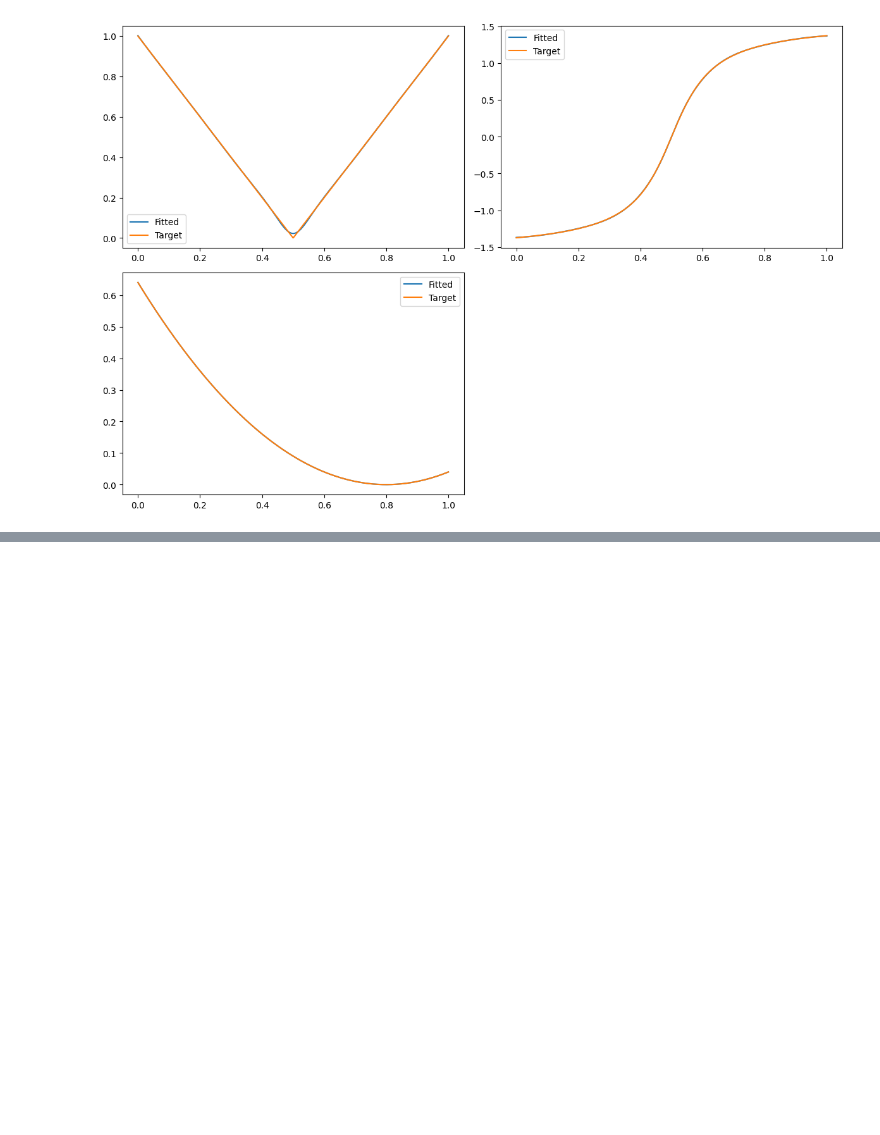
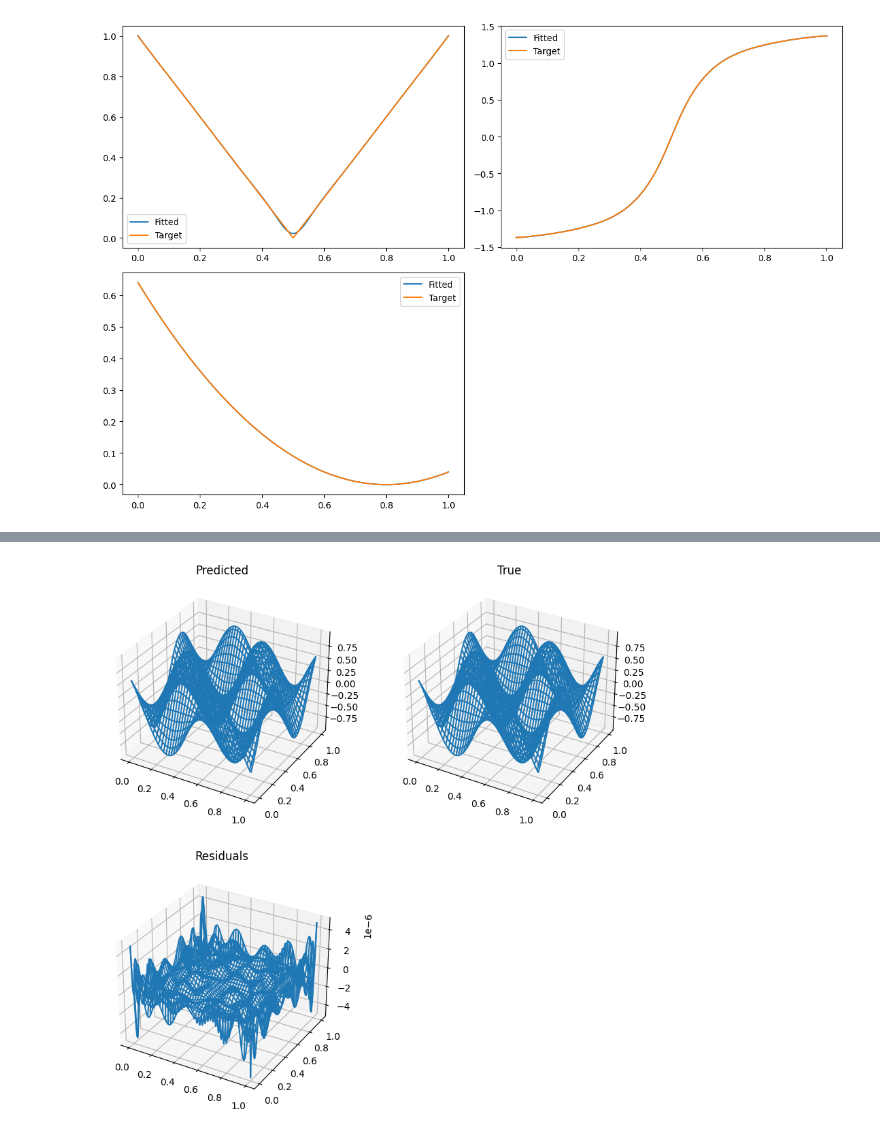
Before and after one commit to infamoussoap/RationalFunctionApproximation, a Jupyter notebook: Example Usage.ipynb, the cells around one changed output, grey strips where cells are left out. Cells and saved outputs as stored; diff of their text form; code cells hidden in the pictures; blank space fills up the shorter version.

```diff
--- a/Example Usage.ipynb
+++ b/Example Usage.ipynb
@@ -83,0 +117,23 @@ plt.tight_layout();
+# %%
+fig = plt.figure(figsize=(10, 10))
+
+x_vals = np.linspace(0, 1, 501)
+X, Y = np.meshgrid(x_vals, x_vals)
+x_pred_vals = np.array([X.flatten(), Y.flatten()]).T
+
+ax = fig.add_subplot(2, 2, 1, projection='3d')
+ax.plot_wireframe(X, Y, model(x_pred_vals).reshape(501, 501))
+ax.set_title('Predicted')
+
+ax = fig.add_subplot(2, 2, 2, projection='3d')
+ax.plot_wireframe(X, Y, f(x_pred_vals[:, 0], x_pred_vals[:, 1]).reshape(501, 501))
+ax.set_title('True')
+
+ax = fig.add_subplot(2, 2, 3, projection='3d')
+residuals = f(x_pred_vals[:, 0], x_pred_vals[:, 1]) - model(x_pred_vals)
+ax.plot_wireframe(X, Y, residuals.reshape(501, 501))
+ax.set_title('Residuals')
+
+plt.show()
+# %% [output]
+[figure, added]
```
Also changed, not shown: parts of 10 cells of this notebook, 6 other files.
